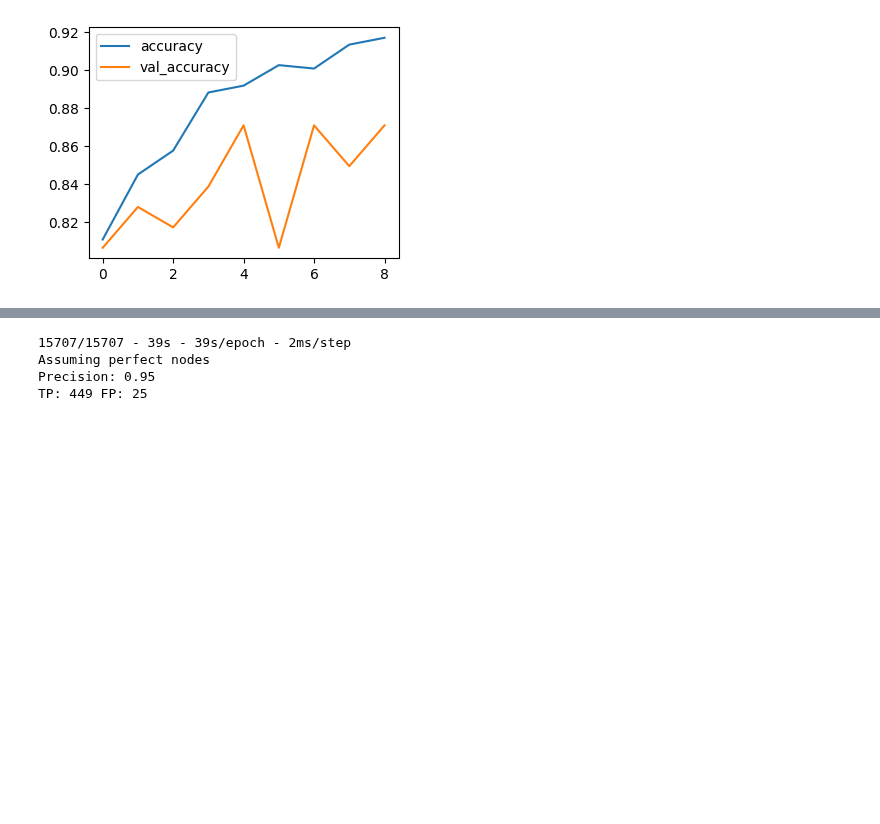
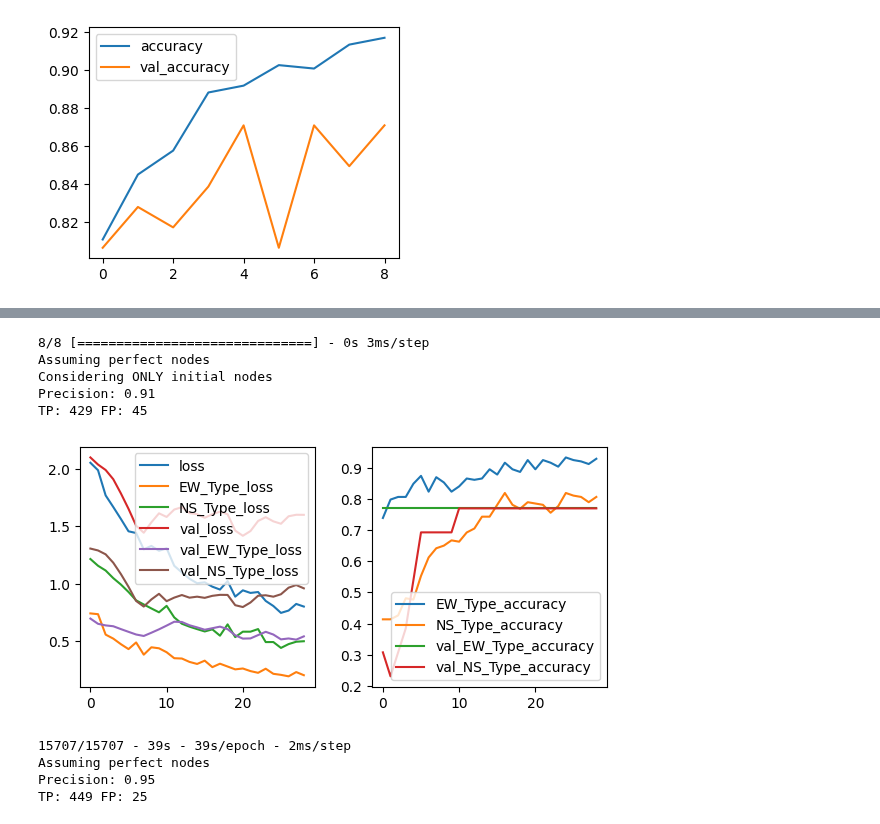
Before and after one commit to DavidBaldsiefen/splid-challenge, a Jupyter notebook: node_classifier.ipynb, the cells around one changed output, grey strips where cells are left out. Cells and saved outputs as stored; diff of their text form; code cells hidden in the pictures; blank space fills up the shorter version.

```diff
--- a/node_classifier.ipynb
+++ b/node_classifier.ipynb
@@ -180,0 +260,31 @@ TP: 172 FP: 65
+# %%
+ds_gen = datahandler.DatasetGenerator(split_df=split_dataframes, input_features=input_features_reduced,
+                                      with_labels=True,
+                                      train_val_split=0.95, input_stride=2, padding='none',
+                                      pad_location_labels=1,
+                                      input_history_steps=1, input_future_steps=400, seed=69, verbose=0)
+t_ds, v_ds = ds_gen.get_datasets(batch_size=64, label_features=['EW_Type', 'NS_Type'], with_identifier=False, only_nodes=True, shuffle=True, stride=1)
+
+model = prediction_models.Dense_NN(v_ds, conv1d_layers=[],
+                                    dense_layers=[32,16], l2_reg=0.001, input_dropout=0.1, mixed_dropout=0.5,
+                                    #class_weight={0: w_0, 1: w_1, 2: w_2, 3: w_3},
+                                    lr_scheduler=[10000,0.9], seed=0)
+#model = prediction_models.LSTM_NN(t_ds, input_dropout=0.0, mixed_dropout=0.25, lstm_layers=[32,16], dense_layers=[32,16], l2_reg=0.0, lr_scheduler=[25000,0.9], seed=1)
+model.fit(t_ds, val_ds=v_ds, epochs=30, verbose=0, plot_hist=True, callbacks=[])
+
+scores = evaluation.evaluate_classifier(ds_gen, challenge_data_dir / 'train_labels.csv',
+                                                    model,
+                                                    model_outputs=['EW_Type', 'NS_Type'],
+                                                    train=True,
+                                                    majority_segment_labels=False,
+                                                    with_initial_node=True,
+                                                    only_initial_nodes=True,
+                                                    return_scores=True,
+                                                    verbose=1)
+# %% [output]
+8/8 [==============================] - 0s 3ms/step
+Assuming perfect nodes
+Considering ONLY initial nodes
+Precision: 0.91
+TP: 429 FP: 45
+[figure, added]
```
Also changed, not shown: parts of 8 cells of this notebook, 4 other files.
